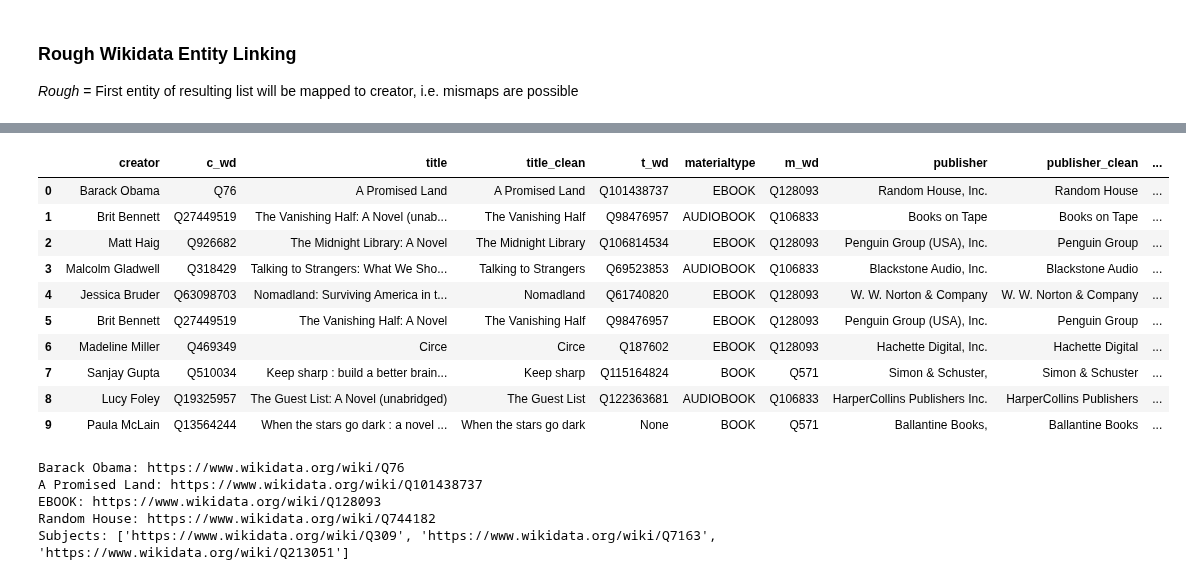
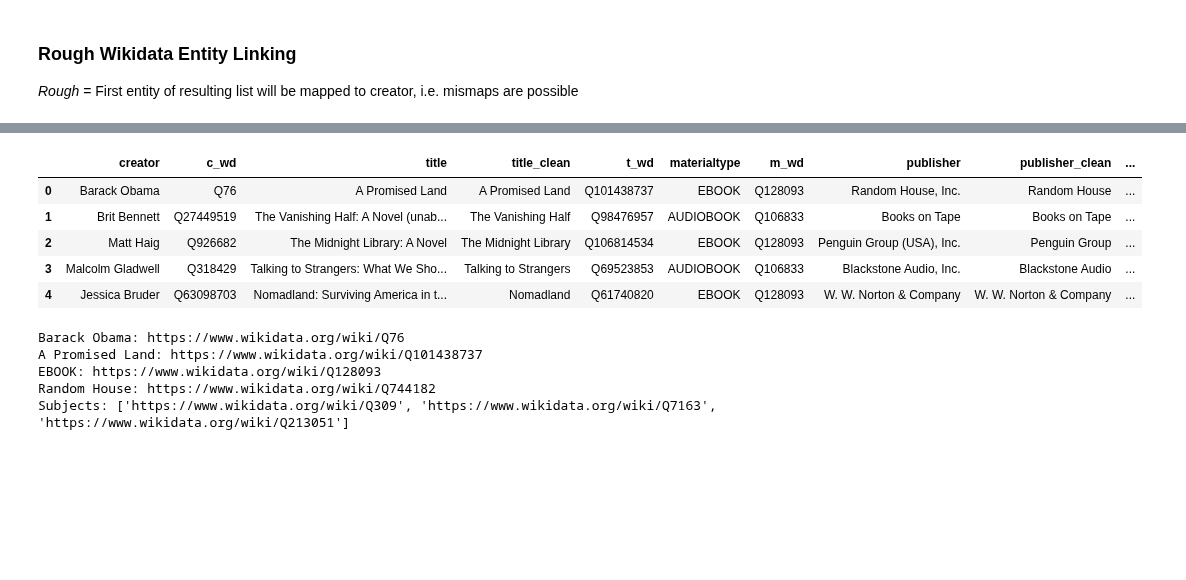
Before and after one commit to th-schmidt/2023-2024_Data_Librarian_Thomas_Schmidt, a Jupyter notebook: Modul_1/Aufgabe3_python/SeattleLib_KnowledgeGraph.ipynb, the cells around one changed output, grey strips where cells are left out. Saved outputs shown, nothing was run; the diff lists cells and outputs as text; code cells hidden in the pictures; blank space fills up the shorter version.

```diff
--- a/Modul_1/Aufgabe3_python/SeattleLib_KnowledgeGraph.ipynb
+++ b/Modul_1/Aufgabe3_python/SeattleLib_KnowledgeGraph.ipynb
@@ -24,5 +34,5 @@ from tqdm.auto import tqdm
 # %%
-checkouts2021_df = pd.read_csv('./checkouts2021.csv')
+checkouts2021_df = pd.read_pickle('./checkouts2021.pkl')
 # %%
 checkouts2021_df.head()
 # %% [output]
@@ -124,11 +124,14 @@ def get_wikidata_entity(name):
             "continue": "0",
             "limit": "10"
         }
-        json_data = requests.get(url, params=params).json()
-        if len(json_data['search']) > 0:
-            return json_data['search'][0]['id'] # Returns Wikidata ID
+        if requests.get(url).status_code == 200:
+            json_data = requests.get(url, params=params).json()
+            if len(json_data['search']) > 0:
+                return json_data['search'][0]['id'] # Returns Wikidata ID
+            else:
+                return None
         else:
-            return None
+            print(f'{url} not available.')
 
 def construct_wikidata_links(wd_id):
     url_base = 'https://www.wikidata.org/wiki/'
@@ -177,29 +166,24 @@ top10_df
 # %%
 # Create new column layout
 top10_df = top10_df.filter(['creator',
                             'c_wd',
                             'title',
                             'title_clean',
                             't_wd',
                             'materialtype',
                             'm_wd',
                             'publisher',
                             'publisher_clean',
                             'p_wd',
                             'subjects',
                             's_wd',
                             'checkouts'])
-top10_df
+top10_df.head()
 # %% [output]
 |  | creator | c_wd | title | title_clean | t_wd | materialtype | m_wd | publisher | publisher_clean | ... |
 | 0 | Barack Obama | Q76 | A Promised Land | A Promised Land | Q101438737 | EBOOK | Q128093 | Random House, Inc. | Random House | ... |
 | 1 | Brit Bennett | Q27449519 | The Vanishing Half: A Novel (unab... | The Vanishing Half | Q98476957 | AUDIOBOOK | Q106833 | Books on Tape | Books on Tape | ... |
 | 2 | Matt Haig | Q926682 | The Midnight Library: A Novel | The Midnight Library | Q106814534 | EBOOK | Q128093 | Penguin Group (USA), Inc. | Penguin Group | ... |
 | 3 | Malcolm Gladwell | Q318429 | Talking to Strangers: What We Sho... | Talking to Strangers | Q69523853 | AUDIOBOOK | Q106833 | Blackstone Audio, Inc. | Blackstone Audio | ... |
 | 4 | Jessica Bruder | Q63098703 | Nomadland: Surviving America in t... | Nomadland | Q61740820 | EBOOK | Q128093 | W. W. Norton & Company | W. W. Norton & Company | ... |
-| 5 | Brit Bennett | Q27449519 | The Vanishing Half: A Novel | The Vanishing Half | Q98476957 | EBOOK | Q128093 | Penguin Group (USA), Inc. | Penguin Group | ... |
-| 6 | Madeline Miller | Q469349 | Circe | Circe | Q187602 | EBOOK | Q128093 | Hachette Digital, Inc. | Hachette Digital | ... |
-| 7 | Sanjay Gupta | Q510034 | Keep sharp : build a better brain... | Keep sharp | Q115164824 | BOOK | Q571 | Simon & Schuster, | Simon & Schuster | ... |
-| 8 | Lucy Foley | Q19325957 | The Guest List: A Novel (unabridged) | The Guest List | Q122363681 | AUDIOBOOK | Q106833 | HarperCollins Publishers Inc. | HarperCollins Publishers | ... |
-| 9 | Paula McLain | Q13564244 | When the stars go dark : a novel ... | When the stars go dark | None | BOOK | Q571 | Ballantine Books, | Ballantine Books | ... |
 # %%
```
Also changed, not shown: parts of 16 cells of this notebook, 5 other files.
